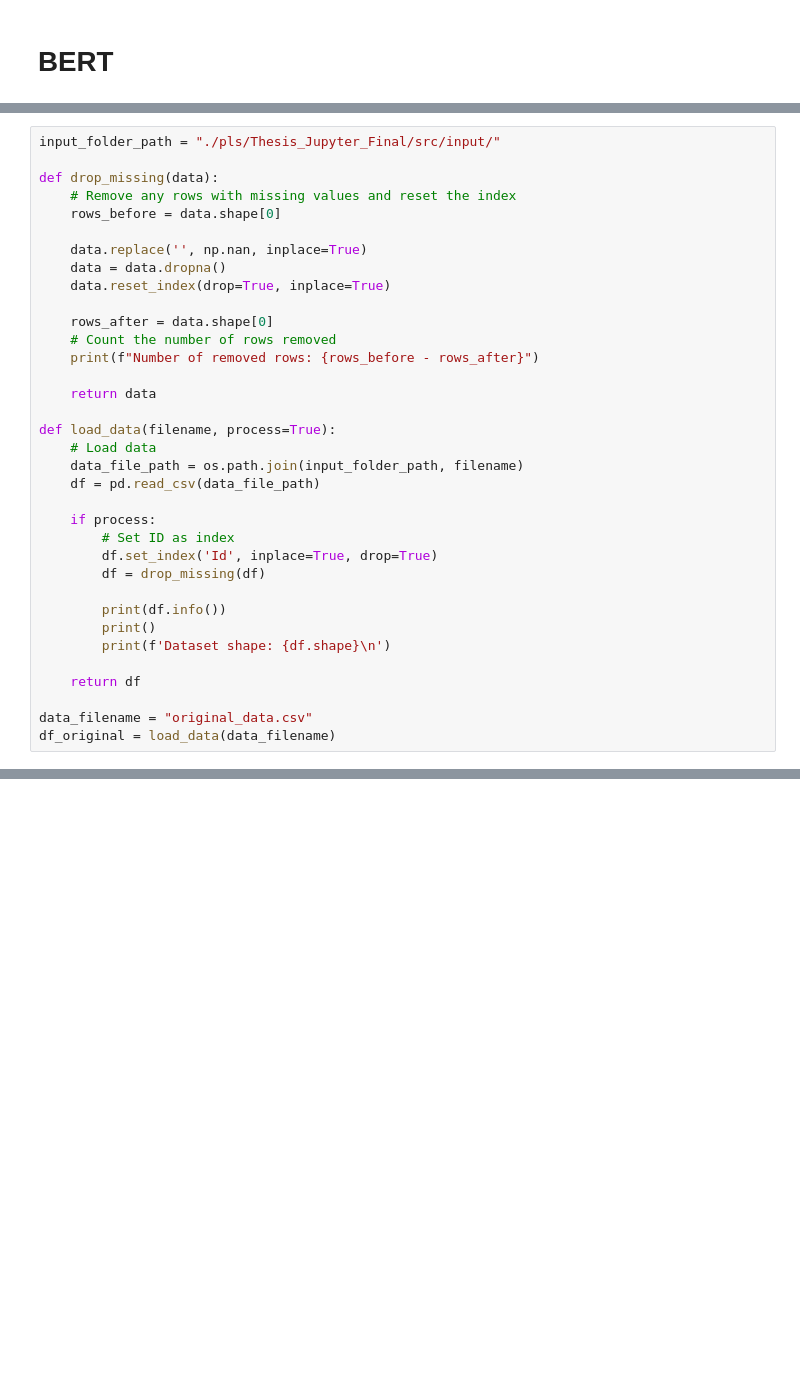
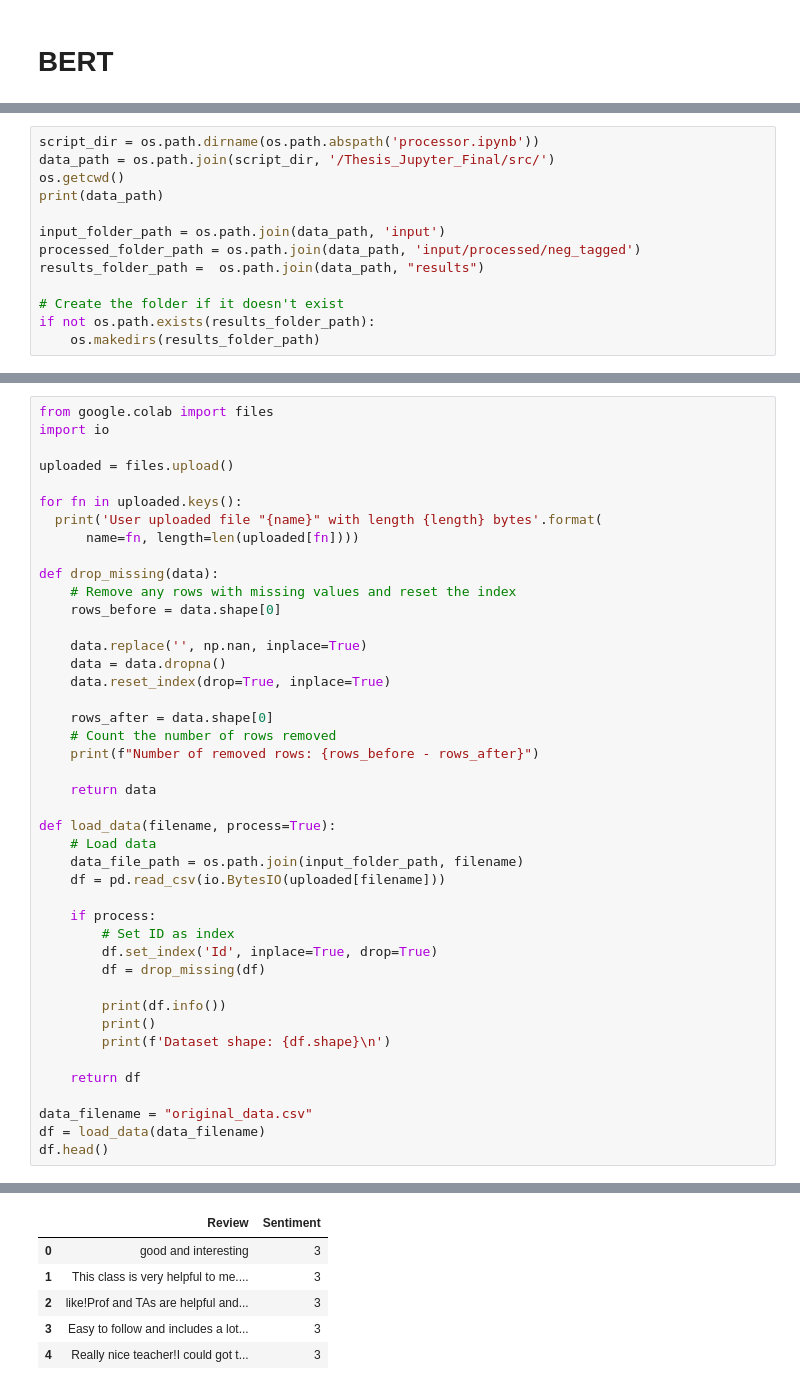
Before and after one commit to ekinfergan/Thesis_Jupyter_Final, a Jupyter notebook: src/models/bert.ipynb, the cells around one changed output, grey strips where cells are left out. Cells and saved outputs as stored; diff of their text form; blank space fills up the shorter version.

```diff
--- a/src/models/bert.ipynb
+++ b/src/models/bert.ipynb
@@ -13,0 +48,13 @@ from transformers import BertTokenizer, BertModel, BertConfig
+# %%
+script_dir = os.path.dirname(os.path.abspath('processor.ipynb'))
+data_path = os.path.join(script_dir, '/Thesis_Jupyter_Final/src/')
+os.getcwd()
+print(data_path)
+
+input_folder_path = os.path.join(data_path, 'input')
+processed_folder_path = os.path.join(data_path, 'input/processed/neg_tagged')
+results_folder_path =  os.path.join(data_path, "results")
+
+# Create the folder if it doesn't exist
+if not os.path.exists(results_folder_path):
+    os.makedirs(results_folder_path)
@@ -14,5 +63,12 @@ from transformers import BertTokenizer, BertModel, BertConfig
 # %%
-input_folder_path = "./pls/Thesis_Jupyter_Final/src/input/"
+from google.colab import files
+import io
+
+uploaded = files.upload()
+
+for fn in uploaded.keys():
+  print('User uploaded file "{name}" with length {length} bytes'.format(
+      name=fn, length=len(uploaded[fn])))
 
 def drop_missing(data):
     # Remove any rows with missing values and reset the index
@@ -31,7 +87,7 @@ def drop_missing(data):
 def load_data(filename, process=True):
     # Load data
     data_file_path = os.path.join(input_folder_path, filename)
-    df = pd.read_csv(data_file_path)
+    df = pd.read_csv(io.BytesIO(uploaded[filename]))
 
     if process:
         # Set ID as index
@@ -45,4 +101,6 @@ def load_data(filename, process=True):
     return df
 
 data_filename = "original_data.csv"
-df_original = load_data(data_filename)
+df = load_data(data_filename)
+df.head()
+# %% [output]
@@ -48,0 +123,6 @@ df_original = load_data(data_filename)
+|  | Review | Sentiment |
+| 0 | good and interesting | 3 |
+| 1 | This class is very helpful to me.... | 3 |
+| 2 | like!Prof and TAs are helpful and... | 3 |
+| 3 | Easy to follow and includes a lot... | 3 |
+| 4 | Really nice teacher!I could got t... | 3 |
```
Also changed, not shown: parts of 35 cells of this notebook.
